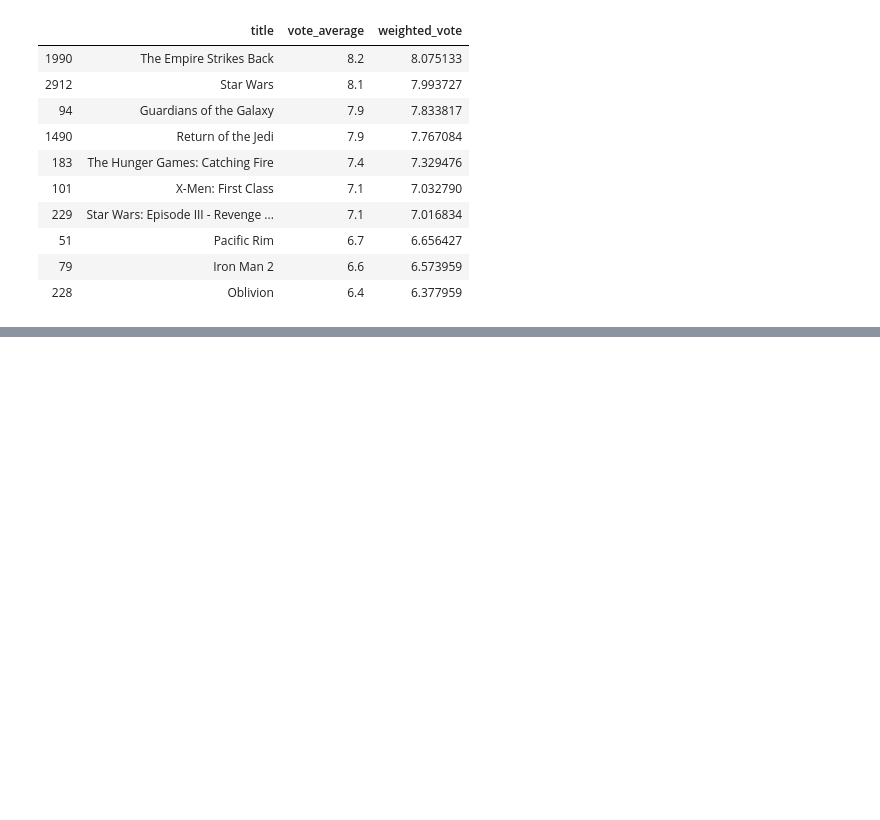
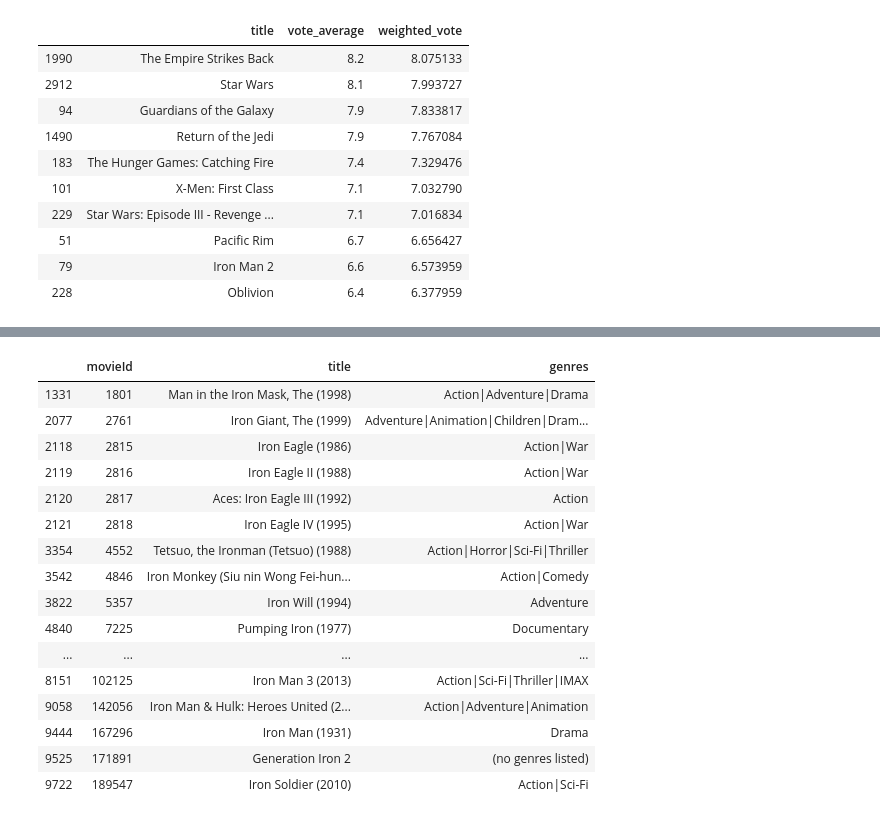
Before and after one commit to jeonprize/Machine_Learning, a Jupyter notebook: 9. 추천 시스템.ipynb, the cells around one changed output, grey strips where cells are left out. Saved outputs shown, nothing was run; the diff lists cells and outputs as text; code cells hidden in the pictures; blank space fills up the shorter version.

```diff
--- a/9. 추천 시스템.ipynb
+++ b/9. 추천 시스템.ipynb
@@ -190,0 +215,20 @@ similar_movies[['title', 'vote_average', 'weighted_vote']]
+# %%
+movies[movies["title"].str.contains("Iron")]
+# %% [output]
+|  | movieId | title | genres |
+| 1331 | 1801 | Man in the Iron Mask, The (1998) | Action|Adventure|Drama |
+| 2077 | 2761 | Iron Giant, The (1999) | Adventure|Animation|Children|Dram... |
+| 2118 | 2815 | Iron Eagle (1986) | Action|War |
+| 2119 | 2816 | Iron Eagle II (1988) | Action|War |
+| 2120 | 2817 | Aces: Iron Eagle III (1992) | Action |
+| 2121 | 2818 | Iron Eagle IV (1995) | Action|War |
+| 3354 | 4552 | Tetsuo, the Ironman (Tetsuo) (1988) | Action|Horror|Sci-Fi|Thriller |
+| 3542 | 4846 | Iron Monkey (Siu nin Wong Fei-hun... | Action|Comedy |
+| 3822 | 5357 | Iron Will (1994) | Adventure |
+| 4840 | 7225 | Pumping Iron (1977) | Documentary |
+| ... | ... | ... | ... |
+| 8151 | 102125 | Iron Man 3 (2013) | Action|Sci-Fi|Thriller|IMAX |
+| 9058 | 142056 | Iron Man & Hulk: Heroes United (2... | Action|Adventure|Animation |
+| 9444 | 167296 | Iron Man (1931) | Drama |
+| 9525 | 171891 | Generation Iron 2 | (no genres listed) |
+| 9722 | 189547 | Iron Soldier (2010) | Action|Sci-Fi |
```
Also changed, not shown: parts of 8 cells of this notebook.
